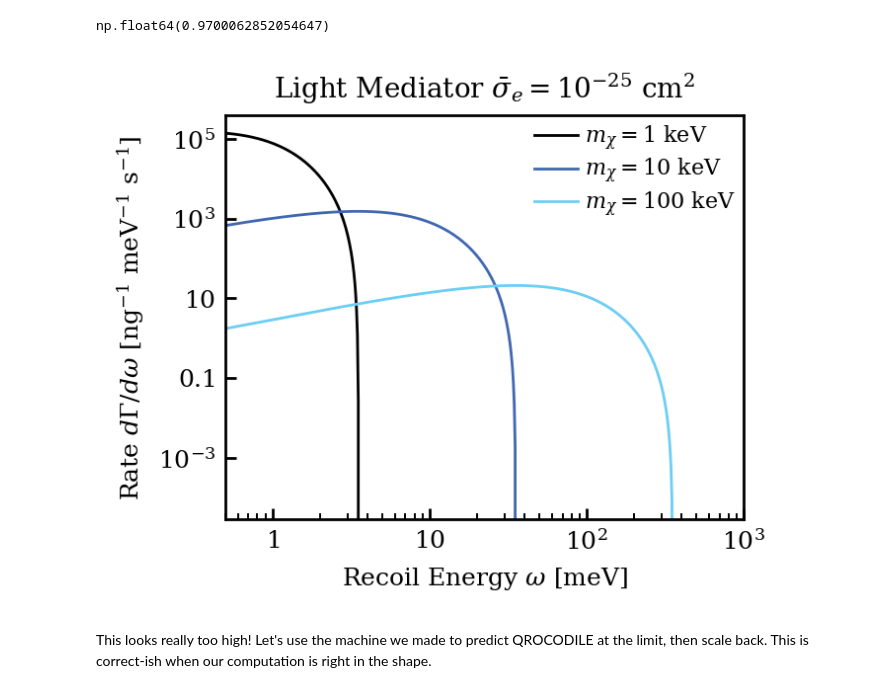
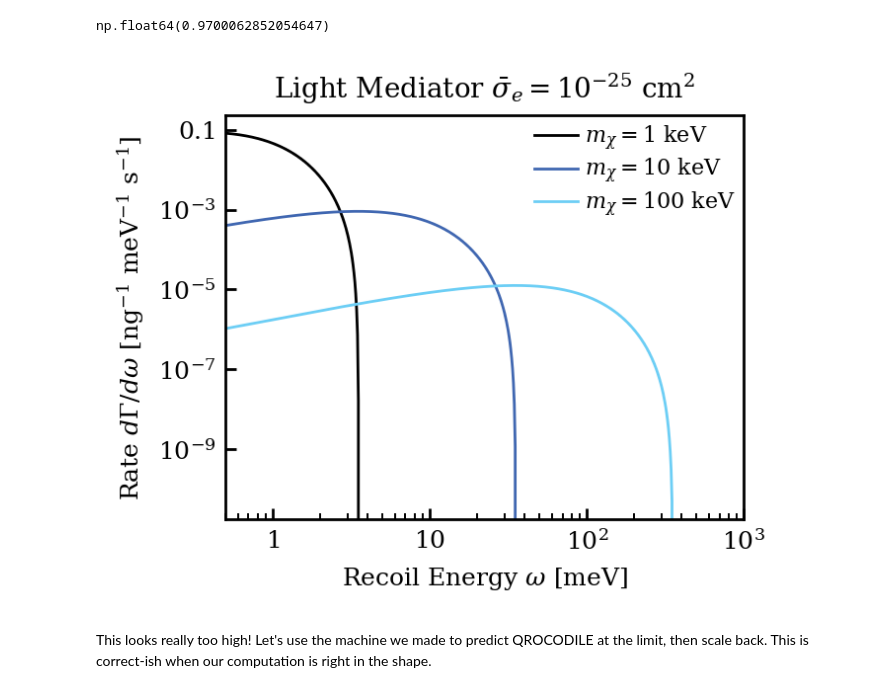
Before and after one commit to FaroutYLq/axioph, a Jupyter notebook: Directionality/rate_in_sc.ipynb, the cells around one changed output. Cells and saved outputs as stored; diff of their text form; code cells hidden in the pictures.

Commit message:
Dimensionless now, but still a factor of 270 off

```diff
--- a/Directionality/rate_in_sc.ipynb
+++ b/Directionality/rate_in_sc.ipynb
@@ -289,11 +290,10 @@ np.trapz(halo_model.velocity_dist(v_kms, t=None), v_kms)
 # %% [output]
 np.float64(0.9700062852054647)
 # %%
-gram_to_GeV = 26125697823.83
 def calc_rate(omegas, m_chi=10*nu.keV, sigma_e=1e-25*nu.cm**2,
-              rho_T=2.7*nu.g/nu.cm**3 * gram_to_GeV, rho_chi=0.4*nu.GeV/nu.cm**3,
+              rho_T=2.7*nu.g/nu.cm**3*(299792458 * nu.m/nu.s)**2, rho_chi=0.4*nu.GeV/nu.cm**3,
               v_steps=100, q_steps=10, q_min_cutoff=0.1*nu.eV, bulk_limit=True):
-    """Differential scattering rate per unit target mass. In natural units with dimension [1/energy].
+    """Differential scattering rate per unit target mass. In natural units with dimension [1/energy] and unit 1/eV.
     $$
     \frac{d \Gamma}{d \omega} = \frac{ \bar{\sigma}_e \rho_\chi \alpha^3 m_e^2 (m_e+m_\chi)^2}{8 \pi^2 \rho_{\mathrm{T}} m_\chi^3} \int_{\sqrt{2\omega/m_\chi}}^{\infty} d v \frac{f_{\text {halo }}(v)}{v} \int_{m_\chi v - \sqrt{m_\chi^2 v^2-2 \omega m_\chi}}^{m_\chi v + \sqrt{m_\chi^2 v^2-2 \omega m_\chi}} dq ~\frac{1}{q} \operatorname{Im}\left(-\frac{1}{\epsilon_L(\omega, q)}\right)
     $$
@@ -396,6 +396,30 @@ def calc_rate(omegas, m_chi=10*nu.keV, sigma_e=1e-25*nu.cm**2,
         rate[j] = prefactor * np.trapezoid(v_integrand, v_grid)
 
     return rate
+
+def get_conversion_factor():
+    # 1. Define units explicitly
+    # Note: 1 ng = 1e-12 kg (SI prefix for nano is 1e-9, but ng is 1e-12 kg)
+    # Wait, strictly speaking:
+    # 1 nanogram = 10^-9 grams = 10^-12 kilograms.
+    # nu.kg is the base unit for mass.
+    ng  = 1e-12 * nu.kg
+    meV = 1e-3  * nu.eV
+    s   = nu.s
+    eV  = nu.eV
+    hbar = nu.hbar
+    c    = nu.c0  # <--- FIX: Use c0 for speed of light
+
+    # 2. Calculate the Ratio in SI units
+    # X = (ng * meV * s) / eV
+    ratio_si = (ng * meV * s) / eV
+
+    # 3. Define the Natural Unit Scaler
+    # Cancels dimensions of [Mass] * [Time]
+    natural_unit_scaler = hbar / c**2
+
+    # 4. Compute the dimensionless factor
+    return ratio_si / natural_unit_scaler
 # %%
 # Unit [1/eV], dimension: [1/energy]
 rates_1keV = calc_rate(omegas_eV, m_chi=1*nu.keV, sigma_e=1e-25*nu.cm**2, v_steps=500, q_steps=200)
@@ -409,22 +433,22 @@ rates_100keV_qrocodile = calc_rate(
 )
 # %%
 # Convert rate to [events / (nanogram * meV * s)]
-unit_conv = 8.522e35 * nu.eV  # 8.52e35 is from (1/eV) to (1/[meV * s * ng])
+unit_conv = get_conversion_factor() * nu.eV  # 8.52e35 is from (1/eV) to (1/[meV * s * ng])
 plt.plot(omegas_eV/nu.meV, rates_1keV * unit_conv, label=r"$m_\chi=1~\mathrm{keV}$")
 plt.plot(omegas_eV/nu.meV, rates_10keV * unit_conv, label=r"$m_\chi=10~\mathrm{keV}$")
 plt.plot(omegas_eV/nu.meV, rates_100keV * unit_conv, label=r"$m_\chi=100~\mathrm{keV}$")
 #plt.plot(omegas_eV/nu.meV, rates_100keV_qrocodile * unit_conv, label=r"$m_\chi=100~\mathrm{keV}$ (QROCODILE)")
 plt.yscale("log")
 plt.xlabel(r"Recoil Energy $\omega$ [meV]")
 plt.ylabel(r"Rate $d\Gamma/d\omega$ [ng$^{-1}$ meV$^{-1}$ s$^{-1}$]")
 plt.xlim(0)
 plt.legend(loc="best")
 plt.title(r"Light Mediator $\bar{\sigma}_e=10^{-25}~\mathrm{cm}^2$")
 plt.xlim(0.5, 1000)
 plt.xscale("log")
 plt.show()
 # %% [output]
-[figure, old version]
+[figure, new version]
 # %% [markdown]
 This looks really too high! Let's use the machine we made to predict QROCODILE at the limit, then scale back. This is correct-ish when our computation is right in the shape.
 # %%
```
Also changed, not shown: parts of 5 cells of this notebook.
